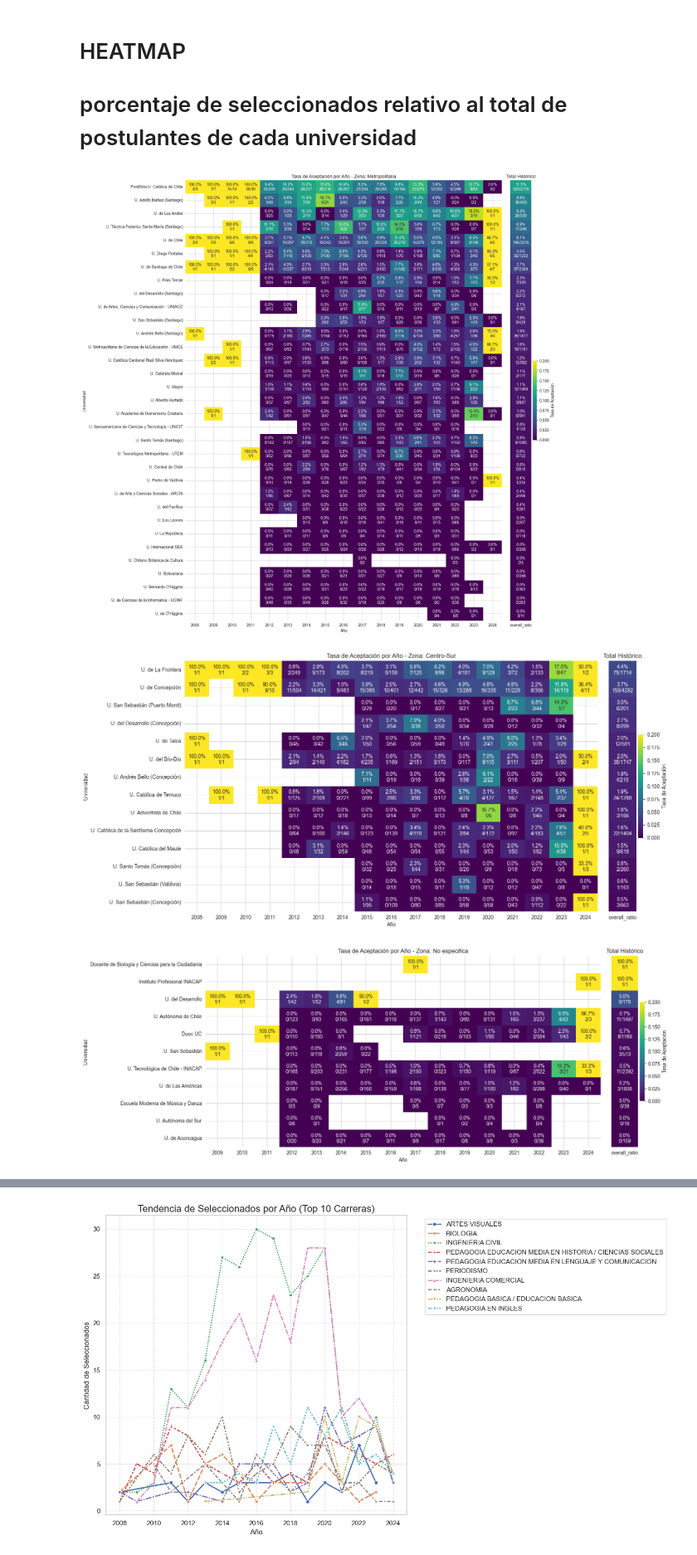
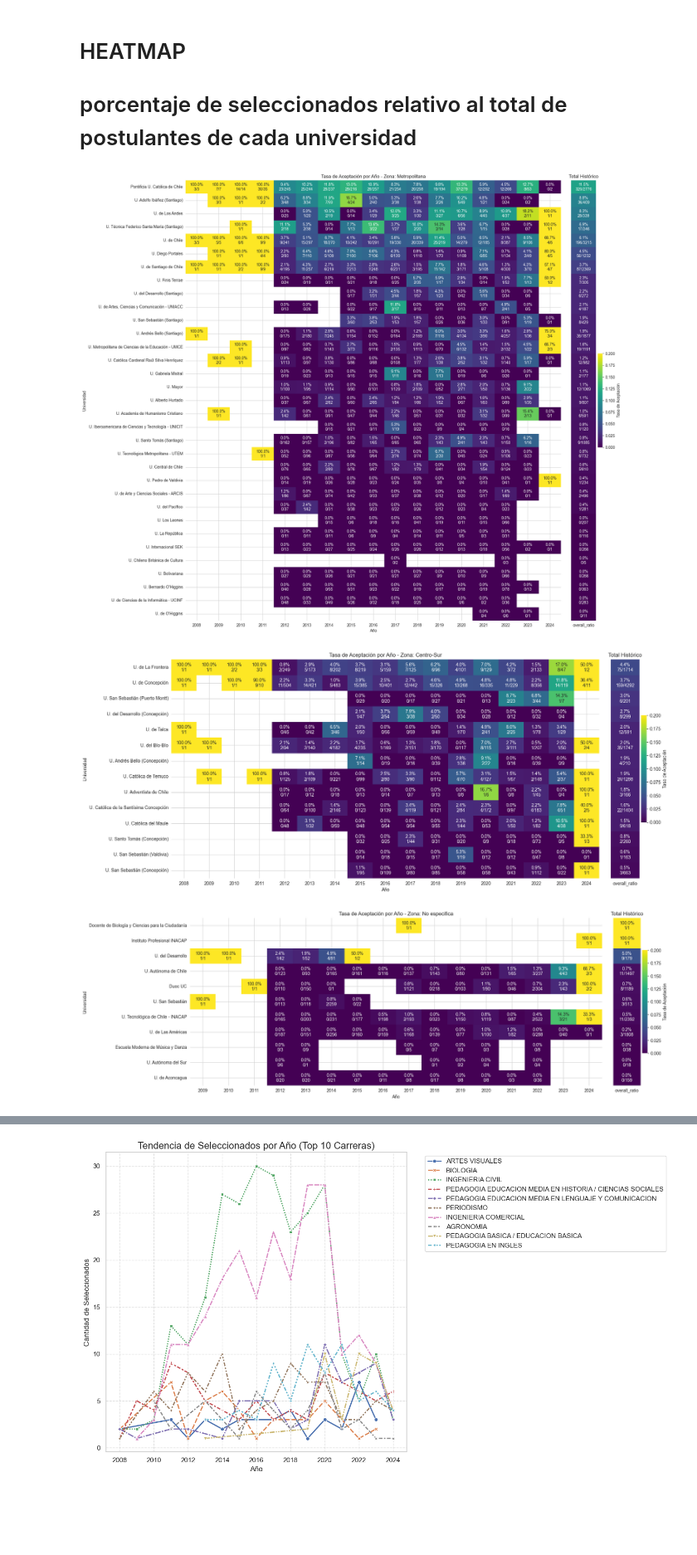
Before and after one commit to SergioHdezDC/IMT2200-Proyecto-Semestral, a Jupyter notebook: 03 analisis.ipynb, the cells around one changed output, grey strips where cells are left out. Shown at 83% size. Drawn from its saved outputs; the diff is of its cells as text; code cells hidden in the pictures; blank space fills up the shorter version.

Commit message:
fix: pngs de heatmaps estaban recortados

```diff
--- a/03 analisis.ipynb
+++ b/03 analisis.ipynb
@@ -420,7 +420,7 @@ for zona in zonas:
         annot_summary.append([label])
 
     # --- PLOTTING ---
-    fig, (ax1, ax2) = plt.subplots(1, 2, figsize=(16, 0.4 + len(sorted_universities) * 0.6),
+    fig, (ax1, ax2) = plt.subplots(1, 2, figsize=(19, 0.4 + len(sorted_universities) * 0.6),
                                    gridspec_kw={'width_ratios': [12, 1], 'wspace': 0.05})
 
     # PLOT 1: Main Heatmap
@@ -432,34 +432,34 @@ for zona in zonas:
         vmin=0.0,
         vmax=0.2,
         cbar=False,
         ax=ax1
     )
     ax1.set_title(f'Tasa de Aceptación por Año - Zona: {zona}')
     ax1.set_ylabel('Universidad')
     ax1.set_xlabel('Año')
 
     # PLOT 2: Summary Column
     sns.heatmap(
         summary_df,
         annot=annot_summary,
         fmt='',
         cmap='viridis',
         vmin=0.0,
         vmax=0.2,
         cbar_kws={'label': 'Tasa de Aceptación'},
         ax=ax2,
         yticklabels=False
     )
     ax2.set_title('Total Histórico')
     ax2.set_ylabel('')
     ax2.set_xlabel('')
 
     plt.tight_layout()
     safe_zona_name = str(zona).lower().replace(" ", "_")
-    plt.savefig(f'heatmap_zona_{safe_zona_name}.png')
+    plt.savefig(f'heatmap_zona_{safe_zona_name}.png', bbox_inches='tight')
     plt.show()
     plt.close()
 # %% [output]
-[figure, old version]
+[figure, new version]
-[figure, old version]
+[figure, new version]
-[figure, old version]
+[figure, new version]
```
Also changed, not shown: parts of 1 cell of this notebook, 7 other files.
